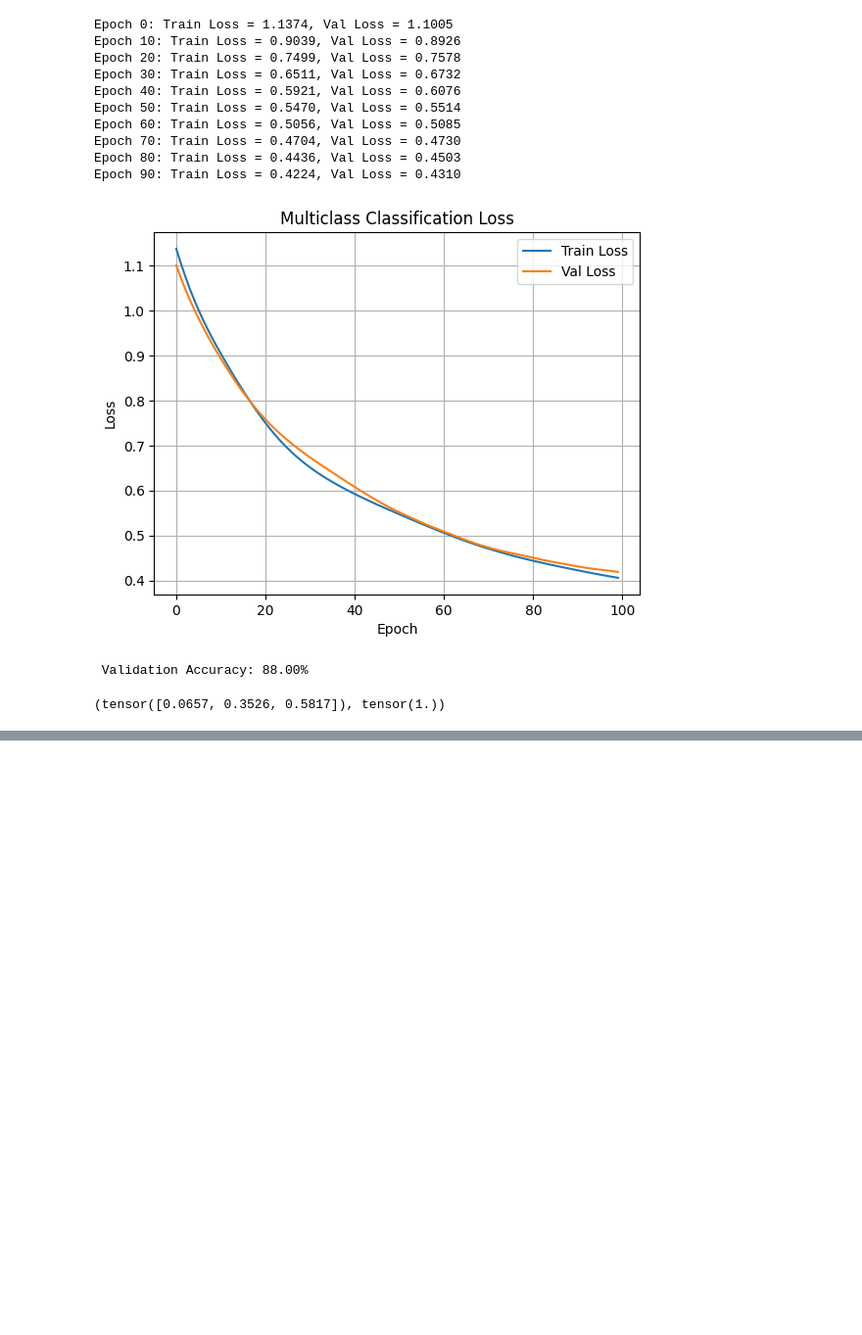
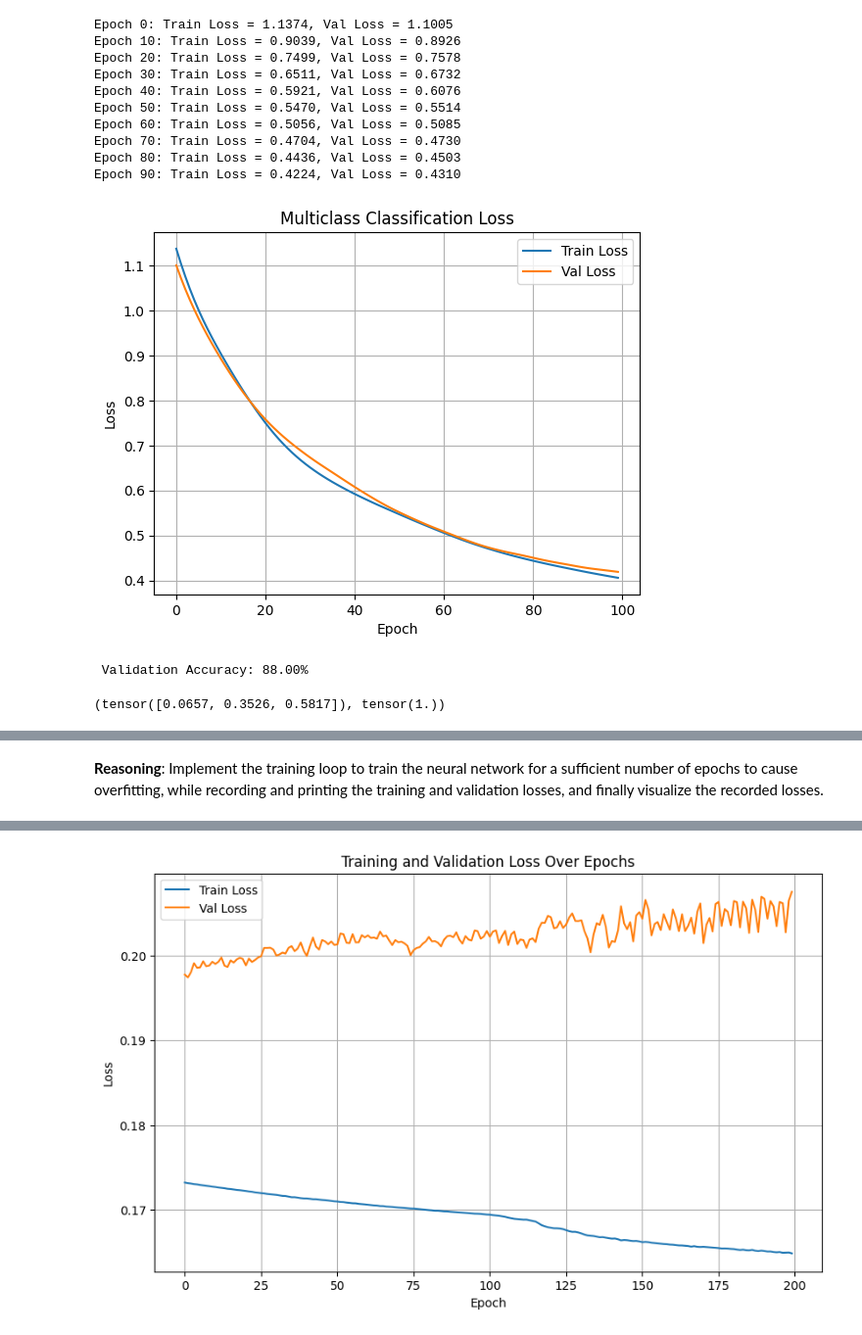
Before and after one commit to bossnm/Test-Driven-Django-Tutorial, a Jupyter notebook: colab/ch04-colab.ipynb, the cells around one changed output, grey strips where cells are left out. Shown at 98% size. Cells and saved outputs as stored; diff of their text form; code cells hidden in the pictures; blank space fills up the shorter version.

```diff
--- a/colab/ch04-colab.ipynb
+++ b/colab/ch04-colab.ipynb
@@ -207,0 +226,5 @@ probs[0], sum(probs[0])
+# %%
+from sklearn.datasets import make_classification
+
+# Generate data with 5 features and 2 classes
+X, y = make_classification(n_samples=1000, n_features=5, n_classes=2, random_state=42)
@@ -207,0 +323,7 @@ probs[0], sum(probs[0])
+# %%
+import torch.optim as optim
+
+# Define the optimizer
+optimizer = optim.Adam(model.parameters(), lr=0.01)
+
+print("Optimizer defined using Adam with a learning rate of 0.01.")
@@ -207,0 +337,46 @@ probs[0], sum(probs[0])
+# %% [markdown]
+**Reasoning**:
+Implement the training loop to train the neural network for a sufficient number of epochs to cause overfitting, while recording and printing the training and validation losses, and finally visualize the recorded losses.
+# %%
+import matplotlib.pyplot as plt
+
+# Set a sufficiently large number of epochs to induce overfitting
+epochs = 200
+
+# Lists to store losses for plotting
+train_losses = []
+val_losses = []
+
+# Training loop
+for epoch in range(epochs):
+    # Training phase
+    model.train() # Set model to training mode
+    optimizer.zero_grad() # Clear gradients
+    output = model(X_train) # Forward pass
+    loss = criterion(output, y_train) # Calculate training loss
+    loss.backward() # Backpropagation
+    optimizer.step() # Update weights
+    train_losses.append(loss.item()) # Record training loss
+
+    # Validation phase
+    model.eval() # Set model to evaluation mode
+    with torch.no_grad(): # Disable gradient calculation for validation
+        val_output = model(X_val) # Forward pass on validation data
+        val_loss = criterion(val_output, y_val) # Calculate validation loss
+        val_losses.append(val_loss.item()) # Record validation loss
+
+    # Print progress every 10 epochs
+    if (epoch + 1) % 10 == 0:
+        print(f"Epoch {epoch+1}/{epochs}: Train Loss = {loss.item():.4f}, Val Loss = {val_loss.item():.4f}")
+
+# Visualize the training and validation losses
+plt.figure(figsize=(10, 6))
+plt.plot(train_losses, label="Train Loss")
+plt.plot(val_losses, label="Val Loss")
+plt.title("Training and Validation Loss Over Epochs")
+plt.xlabel("Epoch")
+plt.ylabel("Loss")
+plt.legend()
+plt.grid(True)
+plt.show()
+# %% [output]
@@ -207,0 +403 @@ probs[0], sum(probs[0])
+[figure, added]
```
Also changed, not shown: parts of 22 cells of this notebook.
